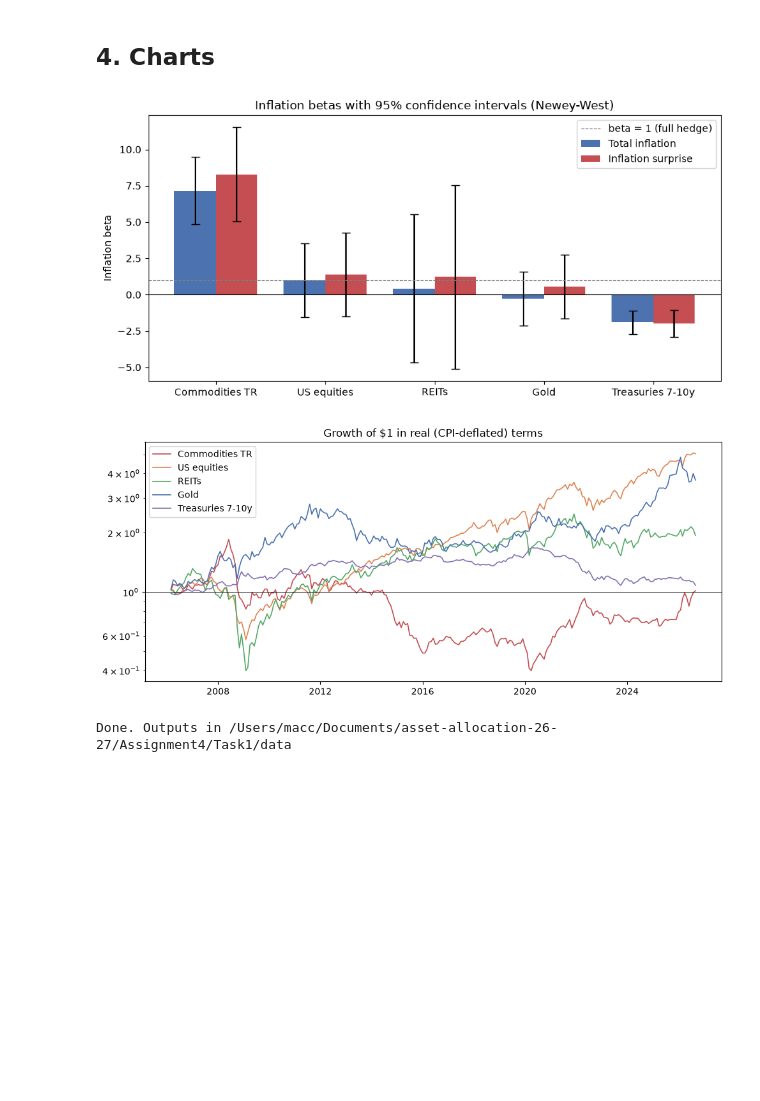
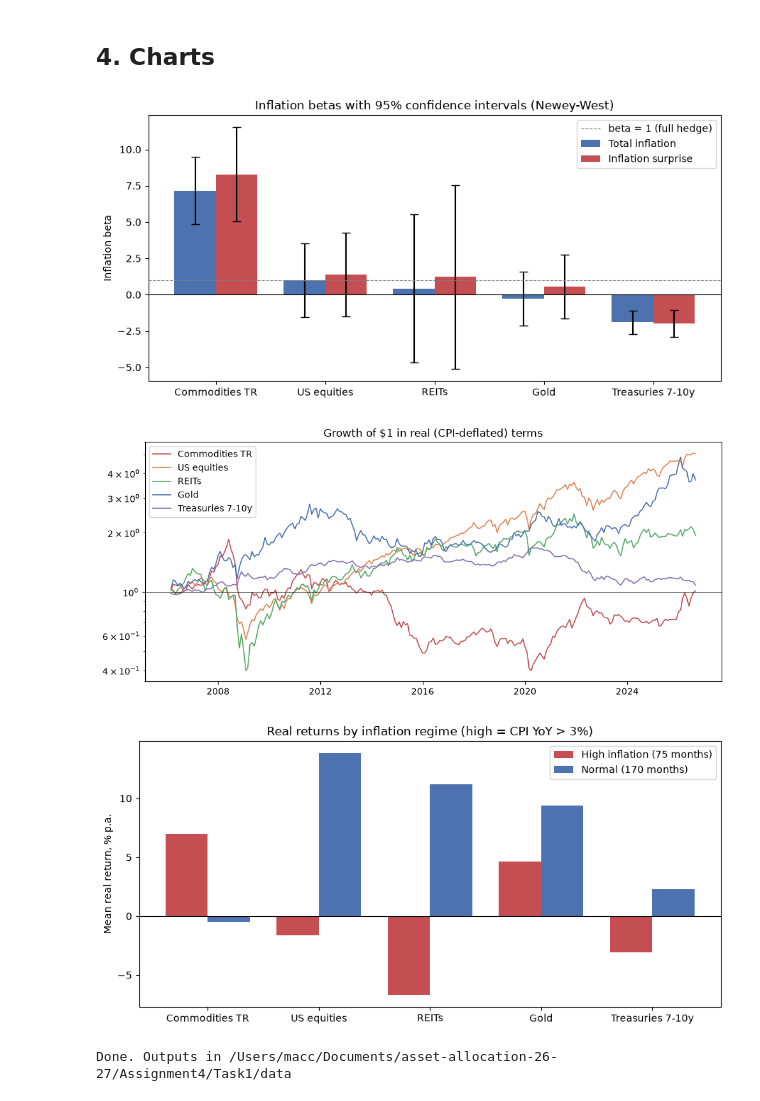
Before and after one commit to GongJr0/asset-allocation-26-27, a Jupyter notebook: Assignment4/Task1/task1.ipynb, the cells around one changed output. Drawn from its saved outputs; the diff is of its cells as text; code cells hidden in the pictures; blank space fills up the shorter version.

Commit message:
Task 1: inflation betas + report

```diff
--- a/Assignment4/Task1/task1.ipynb
+++ b/Assignment4/Task1/task1.ipynb
@@ -42,6 +42,8 @@ ASSETS = {"SPY": "US equities", "IEF": "Treasuries 7-10y", "DBC": "Commodities T
           "GLD": "Gold", "VNQ": "REITs"}
 NW_LAGS = 6      # Newey-West lags
 ROLL_AR = 120    # months of history used for each real-time AR(1) inflation forecast
+HIGH_INFL = 0.03 # high-inflation month = CPI year-on-year above 3%
+                 # (robustness check: top quintile of CPI year-on-year)
 # %% [output]
 Outputs will be saved in: /Users/macc/Documents/asset-allocation-26-27/Assignment4/Task1/data
 # %% [markdown]
@@ -65,9 +67,11 @@ def yahoo_monthly_returns(tickers):
 
 
 rets = yahoo_monthly_returns(ASSETS).rename(columns=ASSETS)
-infl_all = fred("CPIAUCSL").pct_change().rename("infl")   # full history, used for AR(1)
+cpi = fred("CPIAUCSL")
+infl_all = cpi.pct_change().rename("infl")               # full history, used for AR(1)
+infl_yoy = cpi.pct_change(12, fill_method=None).rename("infl_yoy")   # used for regimes
 
-df = rets.join(infl_all, how="inner").dropna()            # common sample
+df = rets.join([infl_all, infl_yoy], how="inner").dropna()   # common sample
 df.to_csv(OUT / "data_monthly.csv")
 print(f"Sample: {df.index[0]:%Y-%m} to {df.index[-1]:%Y-%m}, {len(df)} months")
 # %% [output]
@@ -147,31 +215,50 @@ ax.bar(x - w / 2, res["beta"], w, yerr=1.96 * res["se (NW)"], capsize=4,
        color="#4c72b0", label="Total inflation")
 ax.bar(x + w / 2, res["beta surprise"], w, yerr=1.96 * res["se surprise"], capsize=4,
        color="#c44e52", label="Inflation surprise")
 ax.axhline(0, color="black", lw=0.8)
 ax.axhline(1, color="grey", lw=0.8, ls="--", label="beta = 1 (full hedge)")
 ax.set_xticks(x)
 ax.set_xticklabels(res.index)
 ax.set_ylabel("Inflation beta")
 ax.set_title("Inflation betas with 95% confidence intervals (Newey-West)")
 ax.legend()
 plt.tight_layout()
 plt.savefig(OUT / "inflation_betas.png", dpi=150)
 plt.show()
 
 fig, ax = plt.subplots(figsize=(10, 4.5))
 for a, c in zip(res.index, ["#c44e52", "#dd8452", "#55a868", "#4c72b0", "#8172b3"]):
     real = (1 + df[a]) / (1 + df["infl"]) - 1
     ax.plot(df.index, (1 + real).cumprod(), label=a, color=c, lw=1.2)
 ax.axhline(1, color="black", lw=0.6)
 ax.set_yscale("log")
 ax.set_title("Growth of $1 in real (CPI-deflated) terms")
 ax.legend()
 plt.tight_layout()
 plt.savefig(OUT / "real_wealth.png", dpi=150)
 plt.show()
 
+tbl = regime_table(regime_main)
+fig, ax = plt.subplots(figsize=(9, 4.5))
+x = np.arange(len(ASSETS))
+names = list(res.index)
+for k, (state, c) in enumerate([("High inflation", "#c44e52"), ("Normal", "#4c72b0")]):
+    vals = [tbl.loc[(a, state), "mean real return (ann.)"] * 100 for a in names]
+    ax.bar(x + (k - 0.5) * 0.38, vals, 0.38, color=c,
+           label=f"{state} ({int(tbl.loc[(names[0], state), 'months'])} months)")
+ax.axhline(0, color="black", lw=0.8)
+ax.set_xticks(x)
+ax.set_xticklabels(names)
+ax.set_ylabel("Mean real return, % p.a.")
+ax.set_title(f"Real returns by inflation regime (high = CPI YoY > {HIGH_INFL:.0%})")
+ax.legend()
+plt.tight_layout()
+plt.savefig(OUT / "real_return_by_regime.png", dpi=150)
+plt.show()
+
 print(f"\nDone. Outputs in {OUT}")
 # %% [output]
 [figure]
 [figure]
+[figure, added]
 Done. Outputs in /Users/macc/Documents/asset-allocation-26-27/Assignment4/Task1/data
```
Also changed, not shown: parts of 4 cells of this notebook, 7 other files.
